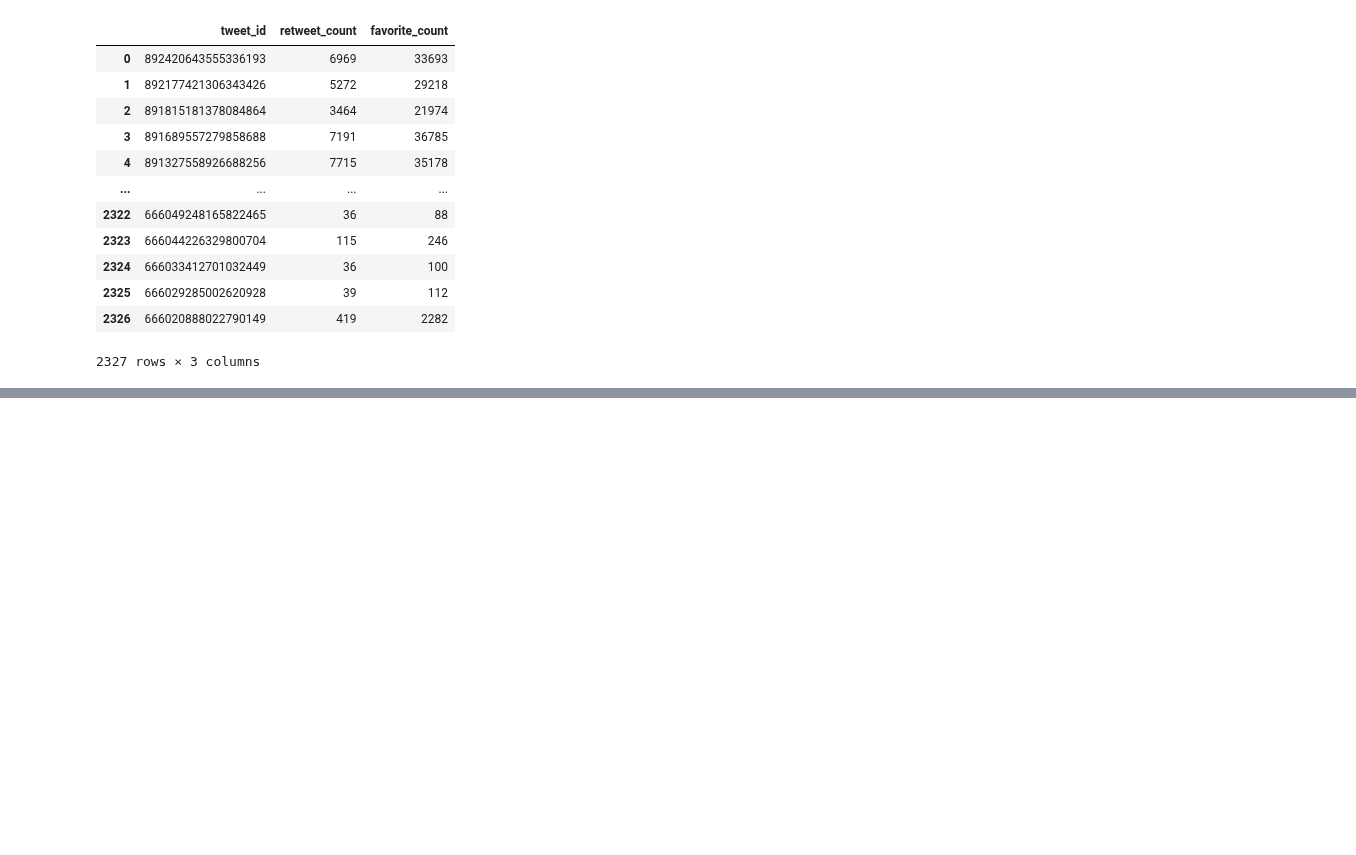
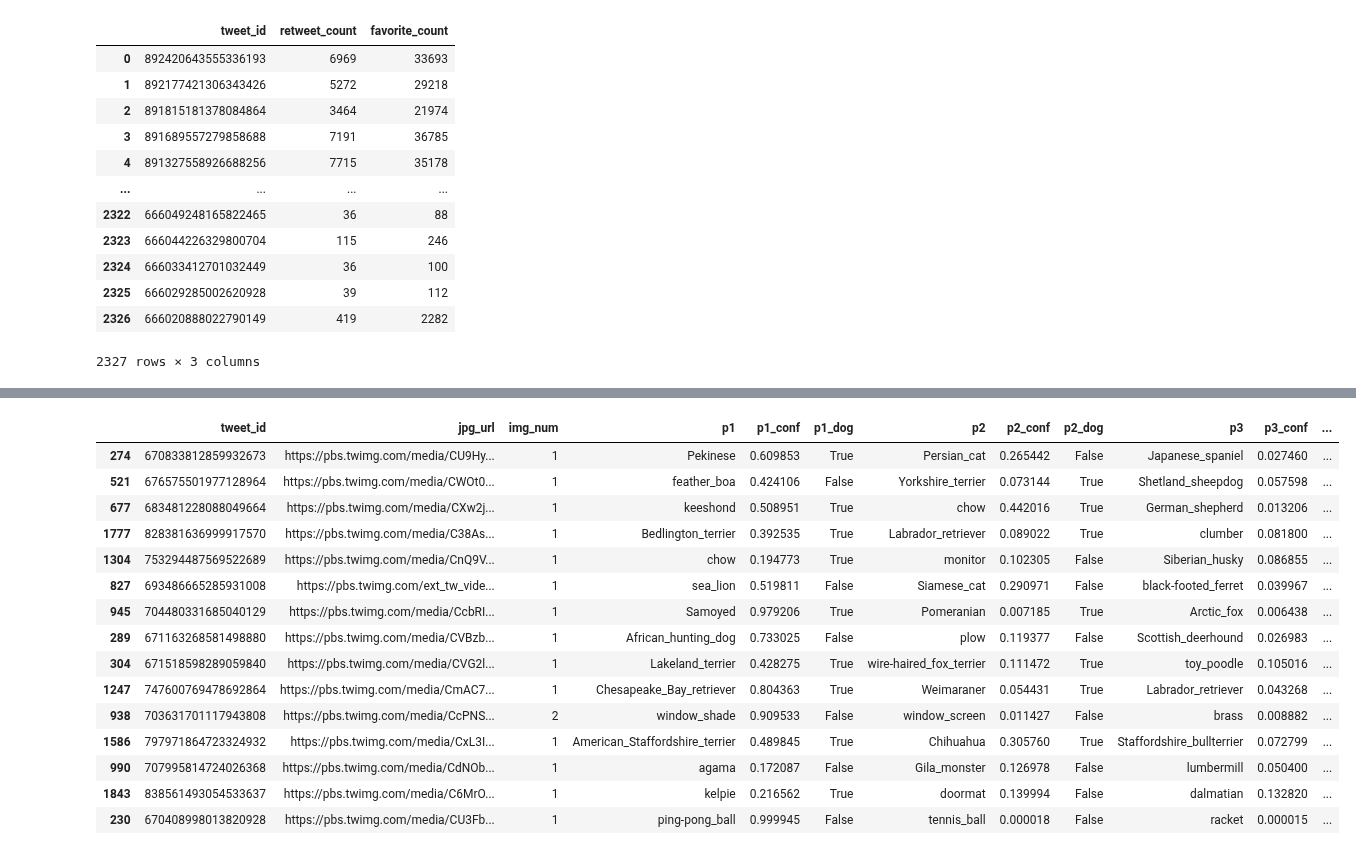
Before and after one commit to EsosaOrumwese/ALX-T-Nanodegree, a Jupyter notebook: Data Analytics/Projects/WeRateDogs Twitter/WeRateDogs Twitter_Data Wrangling Project.ipynb, the cells around one changed output, grey strips where cells are left out. Saved outputs shown, nothing was run; the diff lists cells and outputs as text; code cells hidden in the pictures; blank space fills up the shorter version.

```diff
--- a/Data Analytics/Projects/WeRateDogs Twitter/WeRateDogs Twitter_Data Wrangling Project.ipynb
+++ b/Data Analytics/Projects/WeRateDogs Twitter/WeRateDogs Twitter_Data Wrangling Project.ipynb
@@ -304,0 +391,19 @@ tweet_json_df
+# %%
+img_predictions_df.sample(15)
+# %% [output]
+|  | tweet_id | jpg_url | img_num | p1 | p1_conf | p1_dog | p2 | p2_conf | p2_dog | p3 | p3_conf | ... |
+| 274 | 670833812859932673 | https://pbs.twimg.com/media/CU9Hy... | 1 | Pekinese | 0.609853 | True | Persian_cat | 0.265442 | False | Japanese_spaniel | 0.027460 | ... |
+| 521 | 676575501977128964 | https://pbs.twimg.com/media/CWOt0... | 1 | feather_boa | 0.424106 | False | Yorkshire_terrier | 0.073144 | True | Shetland_sheepdog | 0.057598 | ... |
+| 677 | 683481228088049664 | https://pbs.twimg.com/media/CXw2j... | 1 | keeshond | 0.508951 | True | chow | 0.442016 | True | German_shepherd | 0.013206 | ... |
+| 1777 | 828381636999917570 | https://pbs.twimg.com/media/C38As... | 1 | Bedlington_terrier | 0.392535 | True | Labrador_retriever | 0.089022 | True | clumber | 0.081800 | ... |
+| 1304 | 753294487569522689 | https://pbs.twimg.com/media/CnQ9V... | 1 | chow | 0.194773 | True | monitor | 0.102305 | False | Siberian_husky | 0.086855 | ... |
+| 827 | 693486665285931008 | https://pbs.twimg.com/ext_tw_vide... | 1 | sea_lion | 0.519811 | False | Siamese_cat | 0.290971 | False | black-footed_ferret | 0.039967 | ... |
+| 945 | 704480331685040129 | https://pbs.twimg.com/media/CcbRI... | 1 | Samoyed | 0.979206 | True | Pomeranian | 0.007185 | True | Arctic_fox | 0.006438 | ... |
+| 289 | 671163268581498880 | https://pbs.twimg.com/media/CVBzb... | 1 | African_hunting_dog | 0.733025 | False | plow | 0.119377 | False | Scottish_deerhound | 0.026983 | ... |
+| 304 | 671518598289059840 | https://pbs.twimg.com/media/CVG2l... | 1 | Lakeland_terrier | 0.428275 | True | wire-haired_fox_terrier | 0.111472 | True | toy_poodle | 0.105016 | ... |
+| 1247 | 747600769478692864 | https://pbs.twimg.com/media/CmAC7... | 1 | Chesapeake_Bay_retriever | 0.804363 | True | Weimaraner | 0.054431 | True | Labrador_retriever | 0.043268 | ... |
+| 938 | 703631701117943808 | https://pbs.twimg.com/media/CcPNS... | 2 | window_shade | 0.909533 | False | window_screen | 0.011427 | False | brass | 0.008882 | ... |
+| 1586 | 797971864723324932 | https://pbs.twimg.com/media/CxL3I... | 1 | American_Staffordshire_terrier | 0.489845 | True | Chihuahua | 0.305760 | True | Staffordshire_bullterrier | 0.072799 | ... |
+| 990 | 707995814724026368 | https://pbs.twimg.com/media/CdNOb... | 1 | agama | 0.172087 | False | Gila_monster | 0.126978 | False | lumbermill | 0.050400 | ... |
+| 1843 | 838561493054533637 | https://pbs.twimg.com/media/C6MrO... | 1 | kelpie | 0.216562 | True | doormat | 0.139994 | False | dalmatian | 0.132820 | ... |
+| 230 | 670408998013820928 | https://pbs.twimg.com/media/CU3Fb... | 1 | ping-pong_ball | 0.999945 | False | tennis_ball | 0.000018 | False | racket | 0.000015 | ... |
```
Also changed, not shown: parts of 22 cells of this notebook.
